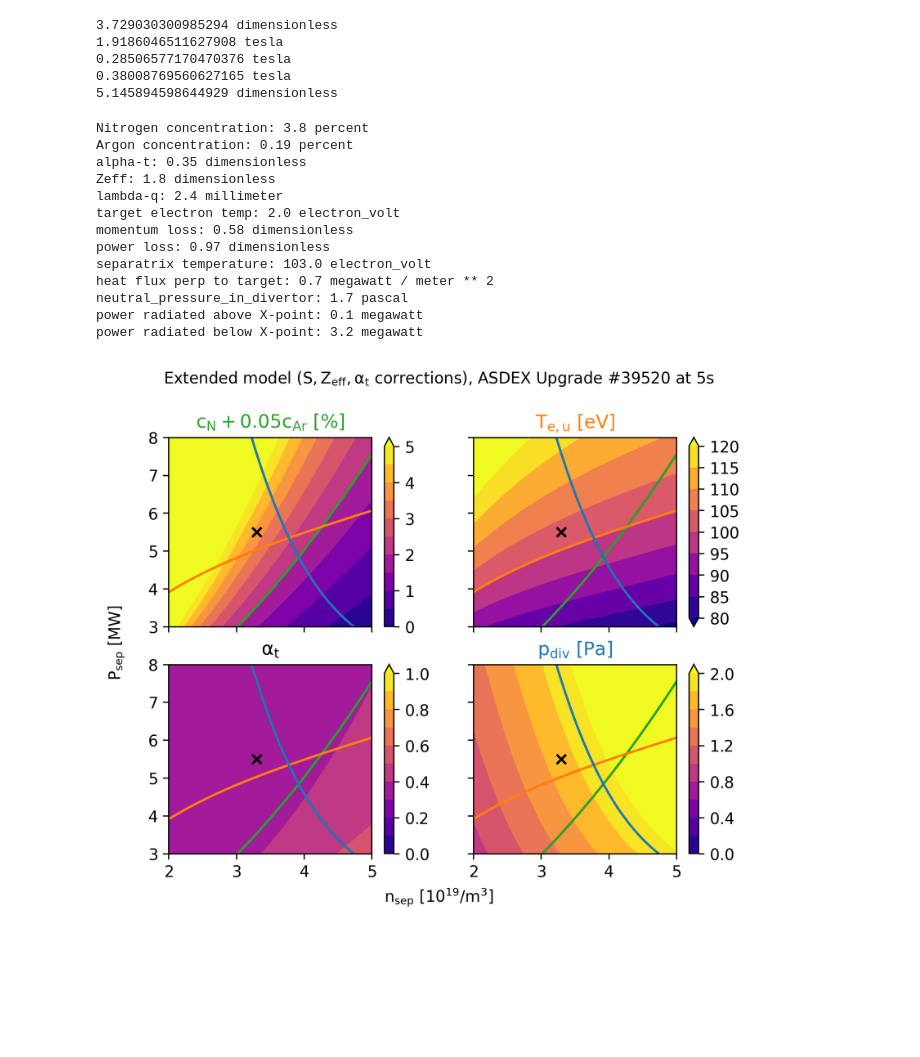
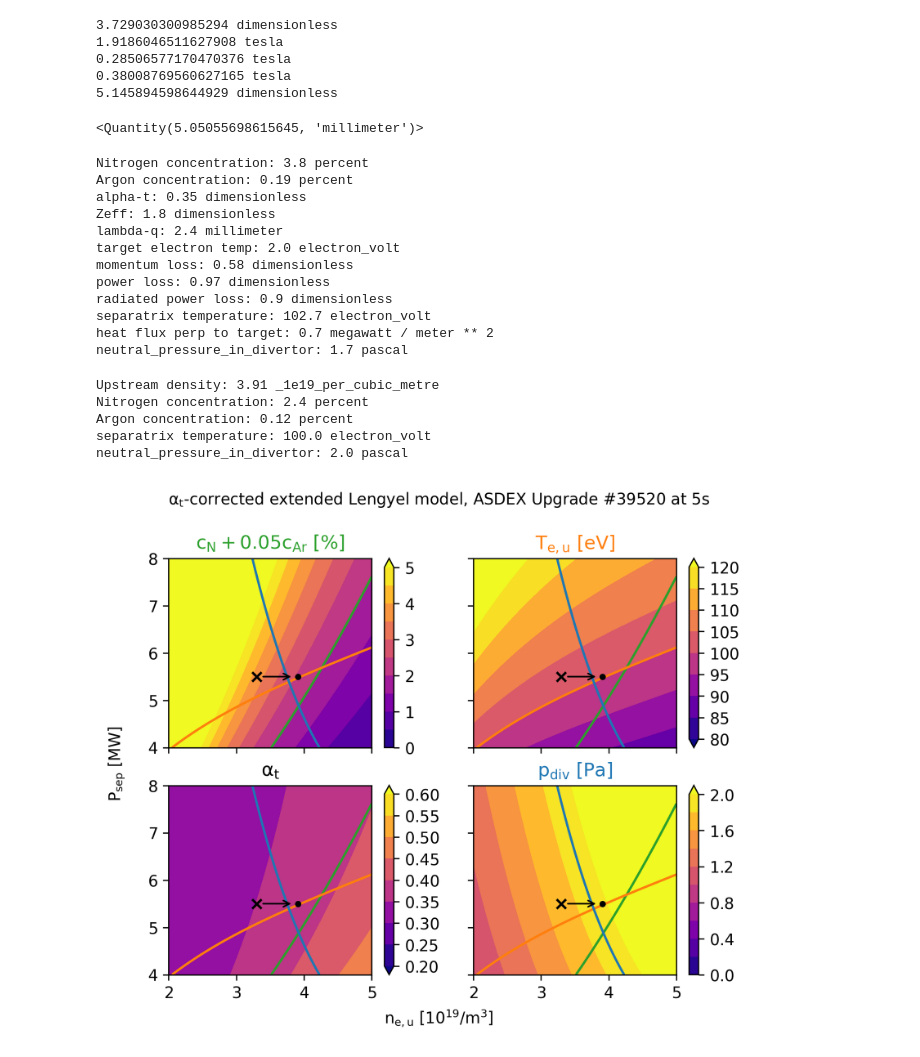
Before and after one commit to cfs-energy/extended-lengyel, a Jupyter notebook: notebooks/8.Compare_to_experiment.ipynb, the cells around one changed output. Cells and saved outputs as stored; diff of their text form; code cells hidden in the pictures; blank space fills up the shorter version.

Commit message:
Make a better figure for NF2024 comparison

```diff
--- a/notebooks/8.Compare_to_experiment.ipynb
+++ b/notebooks/8.Compare_to_experiment.ipynb
@@ -100,6 +100,16 @@ print(point["fieldline_pitch_at_omp"].item().to(""))
 0.28506577170470376 tesla
 0.38008769560627165 tesla
 5.145894598644929 dimensionless
+# %%
+from cfspopcon.formulas.metrics.larmor_radius import calc_larmor_radius
+
+calc_larmor_radius(
+    species_temperature=100 * ureg.eV,
+    magnetic_field_strength=point["separatrix_average_poloidal_field"].item(),
+    species_mass=2.0 * ureg.amu,
+).to(ureg.mm)
+# %% [output]
+<Quantity(5.05055698615645, 'millimeter')>
 # %%
 c_z = point["impurity_fraction"] * point["impurity_weights_list"]
 print(f"Nitrogen concentration: {c_z.sel(dim_species="Nitrogen").item():.2}")
@@ -110,11 +120,10 @@ print(f"lambda-q: {point["lambda_q"].item().to("mm"):.2}")
 print(f"target electron temp: {point["target_electron_temp"].item():.2}")
 print(f"momentum loss: {point["SOL_momentum_loss_fraction"].item():.2}")
 print(f"power loss: {point["SOL_power_loss_fraction"].item():.2}")
+print(f"radiated power loss: {1 - point["divertor_broadening_factor"] * (1 - point["SOL_power_loss_fraction"]).item():.2}")
 print(f"separatrix temperature: {point["separatrix_electron_temp"].item():.1f}")
 print(f"heat flux perp to target: {point["heat_flux_perp_to_target"].item().to("MW/m^2"):.1f}")
 print(f"neutral_pressure_in_divertor: {point["neutral_pressure_in_divertor"].item().to("Pa"):.1f}")
-print(f"power radiated above X-point: {(point["radiated_fraction_above_xpt"] * point["power_crossing_separatrix"] * point["fraction_of_P_SOL_to_divertor"]).item().to("MW"):.1f}")
-print(f"power radiated below X-point: {(point["radiated_fraction_below_xpt"] * (1 - point["radiated_fraction_above_xpt"]) * point["power_crossing_separatrix"] * point["fraction_of_P_SOL_to_divertor"]).item().to("MW"):.1f}")
 # %% [output]
 Nitrogen concentration: 3.8 percent
 Argon concentration: 0.19 percent
@@ -124,18 +133,21 @@ lambda-q: 2.4 millimeter
 target electron temp: 2.0 electron_volt
 momentum loss: 0.58 dimensionless
 power loss: 0.97 dimensionless
-separatrix temperature: 103.0 electron_volt
+radiated power loss: 0.9 dimensionless
+separatrix temperature: 102.7 electron_volt
 heat flux perp to target: 0.7 megawatt / meter ** 2
 neutral_pressure_in_divertor: 1.7 pascal
-power radiated above X-point: 0.1 megawatt
-power radiated below X-point: 3.2 megawatt
 # %%
 def transpose(array):
-    return array.transpose("dim_y", "dim_x")
+    return array.transpose("dim_power_crossing_separatrix", "dim_separatrix_electron_density")
 
 selected_x = mag(measurement_data["separatrix_electron_density"], ureg.n19)
 selected_y = mag(measurement_data["power_crossing_separatrix"], ureg.MW)
-xlabel = "$n_{sep}$ $[10^{{19}}/m^3]$"
+
+assumed_Tesep = 100.0 * ureg.eV
+x_spacing = 0.05
+
+xlabel = "$n_{e,u}$ $[10^{{19}}/m^3]$"
 ylabel = "$P_{sep}$ $[MW]$"
 
 cmap = "plasma"
@@ -145,9 +157,20 @@ Tu_color = "C1"
 p0_color = "C0"
 
 ds = run_model(
-    separatrix_electron_density = extended_lengyel.promote_to_coordinate(np.linspace(2, 5), ureg.n19, dims="x"),
-    power_crossing_separatrix   = extended_lengyel.promote_to_coordinate(np.linspace(3, 8), ureg.MW, dims="y"),
+    separatrix_electron_density = extended_lengyel.promote_to_coordinate(np.linspace(2, 5, num=100), ureg.n19, dims="separatrix_electron_density"),
+    power_crossing_separatrix   = extended_lengyel.promote_to_coordinate(np.linspace(4, 8, num=50), ureg.MW, dims="power_crossing_separatrix"),
 )
+
+ix = np.abs(ds["separatrix_electron_temp"].sel(dim_power_crossing_separatrix = selected_y, method="nearest") - assumed_Tesep).argmin().item()
+adjusted_x = mag(ds["separatrix_electron_density"].isel(dim_separatrix_electron_density=ix), ureg.n19)
+
+point = ds.isel(dim_separatrix_electron_density=ix).sel(dim_power_crossing_separatrix=selected_y, method="nearest")
+c_z = point["impurity_fraction"] * point["impurity_weights_list"]
+print(f"Upstream density: {point["separatrix_electron_density"].item().to("n19"):.2f}")
+print(f"Nitrogen concentration: {c_z.sel(dim_species="Nitrogen").item():.2}")
+print(f"Argon concentration: {c_z.sel(dim_species="Argon").item():.2}")
+print(f"separatrix temperature: {point["separatrix_electron_temp"].item():.1f}")
+print(f"neutral_pressure_in_divertor: {point["neutral_pressure_in_divertor"].item().to("Pa"):.1f}")
 
 fig, axs = plt.subplots(nrows=2, ncols=2, sharex=True, sharey=True)
 
@@ -161,34 +184,42 @@ axs[0][0].set_title("$c_{N} + 0.05c_{Ar}$ [%]", color=cz_color)
 im = axs[0][1].contourf(x, y, mag(transpose(ds["separatrix_electron_temp"]), "eV"), levels=np.linspace(80, 120, num=9), extend="both", cmap=cmap)
 plt.colorbar(im, ax = axs[0][1])
 axs[0][1].set_title("$T_{e,u}$ $[eV]$", color=Tu_color)
 
-im = axs[1][0].contourf(x, y, mag(transpose(ds["alpha_t"]), ""), levels=np.linspace(0, 1, num=11), extend="max", cmap=cmap)
+im = axs[1][0].contourf(x, y, mag(transpose(ds["alpha_t"]), ""), levels=np.linspace(0.2, 0.6, num=9), extend="both", cmap=cmap)
 plt.colorbar(im, ax = axs[1][0])
 axs[1][0].set_title("$\\alpha_{t}$")
 
 im = axs[1][1].contourf(x, y, mag(transpose(ds["neutral_pressure_in_divertor"]), "Pa"), levels=np.linspace(0, 2, num=11), extend="max", cmap=cmap)
 plt.colorbar(im, ax = axs[1][1])
 axs[1][1].set_title("$p_{div}$ [Pa]", color=p0_color)
 
 for ax in axs.flatten():
-    ax.scatter(selected_x, selected_y, color="k", marker="x")
+    ax.scatter(selected_x, selected_y, color="k", marker="x", zorder=10)
+    ax.scatter(adjusted_x, selected_y, color="k", marker=".", zorder=10)
+    ax.annotate("", xytext=(selected_x+x_spacing, selected_y), xy=(adjusted_x-x_spacing, selected_y), arrowprops=dict(arrowstyle="->"))
+
     ax.contour(x, y, mag(transpose(ds["impurity_fraction"]), "%"),
         levels=[mag(measurement_data["nitrogen_concentration"], "%")],
         colors=cz_color
     )
     ax.contour(x, y, mag(transpose(ds["separatrix_electron_temp"]), "eV"),
         levels=[mag(measurement_data["seperatrix_electron_temp"], "eV")],
         colors=Tu_color
     )
     ax.contour(x, y, mag(transpose(ds["neutral_pressure_in_divertor"]), "Pa"),
         levels=[mag(measurement_data["divertor_neutral_pressure"], "Pa")],
         colors=p0_color
     )
 
 fig.text(0.5, 0.02, xlabel, ha='center')
 fig.text(0.04, 0.5, ylabel, va='center', rotation='vertical')
-fig.text(0.5, 0.98, "Extended model ($S, Z_{eff}, \\alpha_t$ corrections), ASDEX Upgrade #39520 at 5s", ha='center')
+fig.text(0.5, 0.98, "$\\alpha_t$-corrected extended Lengyel model, ASDEX Upgrade #39520 at 5s", ha='center')
 
 fig.savefig(extended_lengyel.directories.output_dir / "comparison_to_NF2024", dpi=300, bbox_inches="tight")
 # %% [output]
+Upstream density: 3.91 _1e19_per_cubic_metre
+Nitrogen concentration: 2.4 percent
+Argon concentration: 0.12 percent
+separatrix temperature: 100.0 electron_volt
+neutral_pressure_in_divertor: 2.0 pascal
-[figure, old version]
+[figure, new version]
```
Also changed, not shown: 8 other files.
